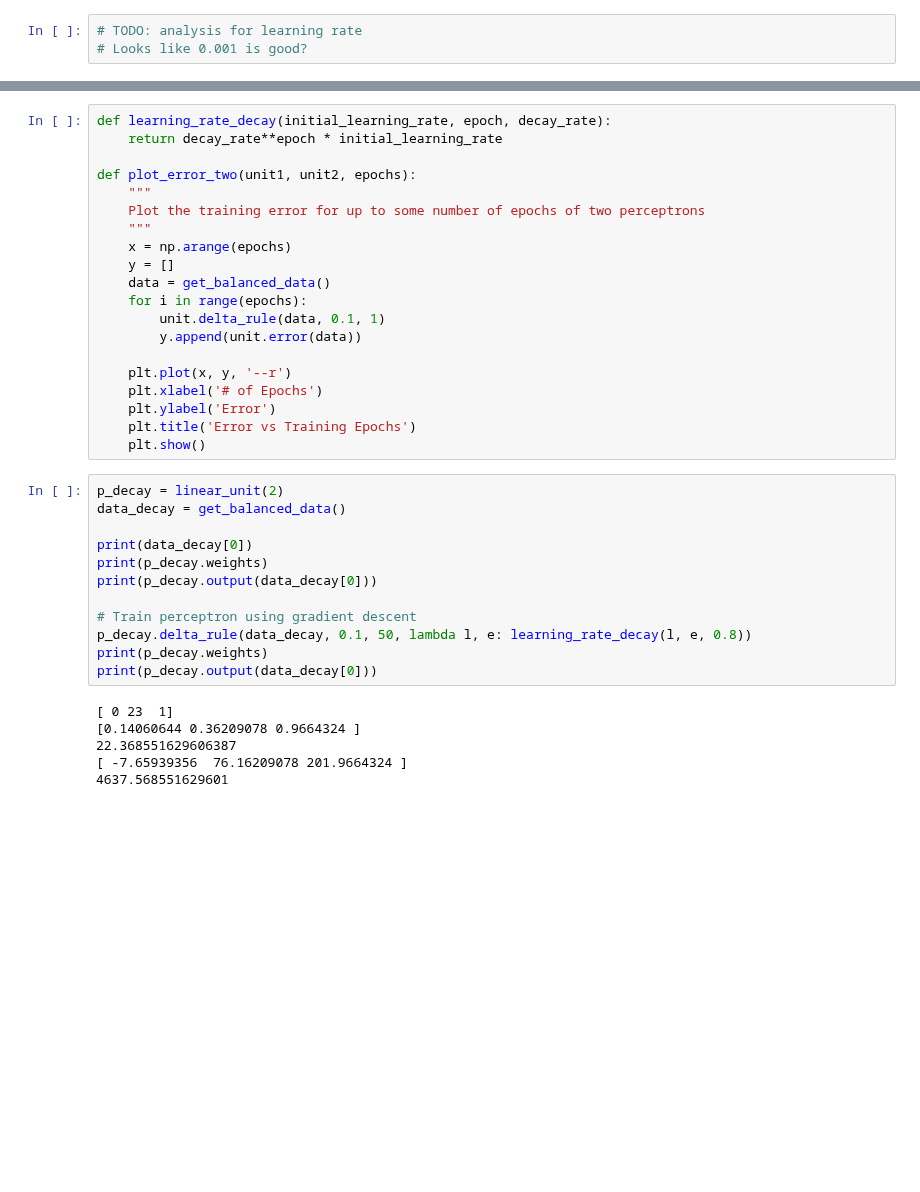
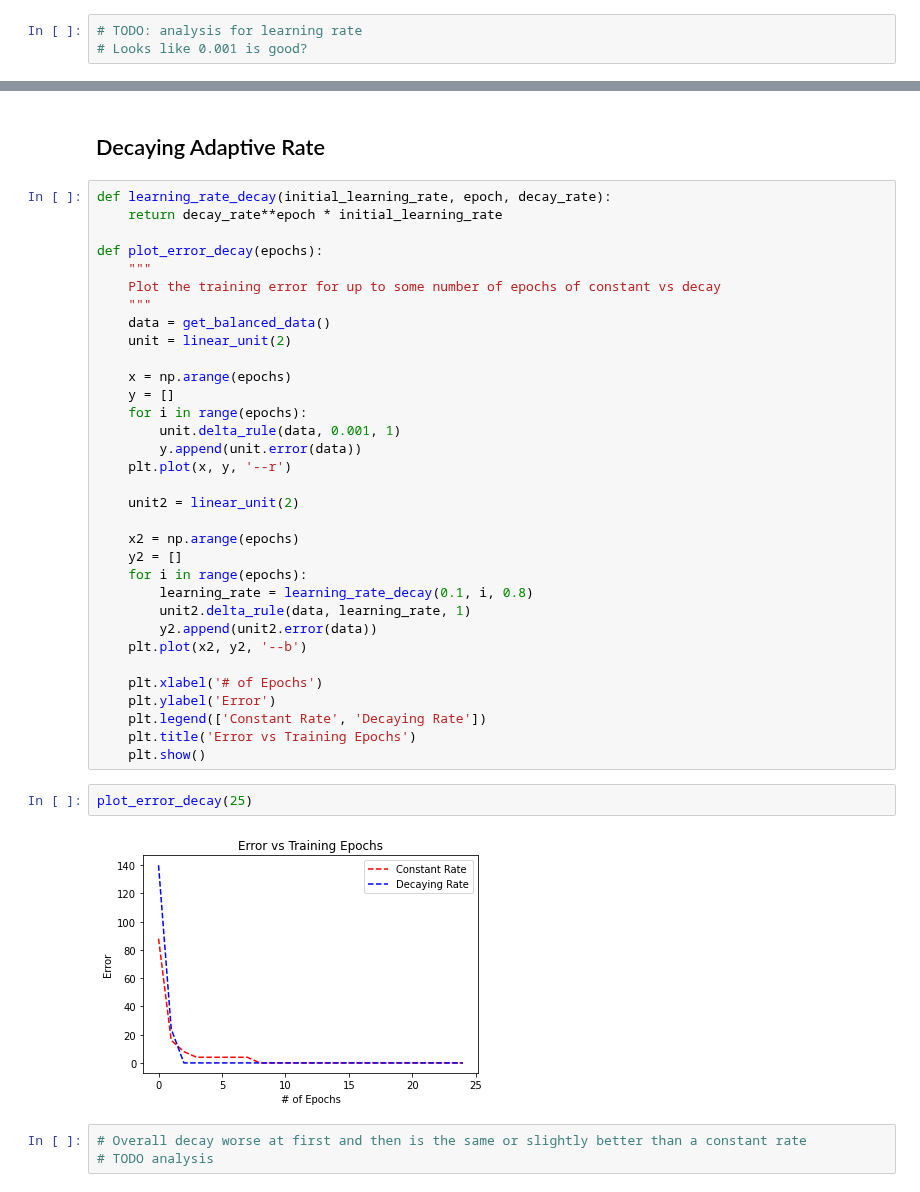
Before and after one commit to willisterh/cs6037-ml, a Jupyter notebook: as4/as4.ipynb, the cells around one changed output, grey strips where cells are left out. Drawn from its saved outputs; the diff is of its cells as text; blank space fills up the shorter version.

```diff
--- a/as4/as4.ipynb
+++ b/as4/as4.ipynb
@@ -335,38 +333,42 @@ Stochastic Training:
+# %% [markdown]
+## Decaying Adaptive Rate
 # %%
 def learning_rate_decay(initial_learning_rate, epoch, decay_rate):
     return decay_rate**epoch * initial_learning_rate
 
-def plot_error_two(unit1, unit2, epochs):
+def plot_error_decay(epochs):
     """
-    Plot the training error for up to some number of epochs of two perceptrons
+    Plot the training error for up to some number of epochs of constant vs decay
     """
+    data = get_balanced_data()
+    unit = linear_unit(2)
+
     x = np.arange(epochs)
     y = []
-    data = get_balanced_data()
     for i in range(epochs):
-        unit.delta_rule(data, 0.1, 1)
+        unit.delta_rule(data, 0.001, 1)
         y.append(unit.error(data))
+    plt.plot(x, y, '--r')
 
-    plt.plot(x, y, '--r')
+    unit2 = linear_unit(2)
+
+    x2 = np.arange(epochs)
+    y2 = []
+    for i in range(epochs):
+        learning_rate = learning_rate_decay(0.1, i, 0.8)
+        unit2.delta_rule(data, learning_rate, 1)
+        y2.append(unit2.error(data))
+    plt.plot(x2, y2, '--b')
+
     plt.xlabel('# of Epochs')
     plt.ylabel('Error')
+    plt.legend(['Constant Rate', 'Decaying Rate'])
     plt.title('Error vs Training Epochs')
     plt.show()
-# %%
-p_decay = linear_unit(2)
-data_decay = get_balanced_data()
-
-print(data_decay[0])
-print(p_decay.weights)
-print(p_decay.output(data_decay[0]))
-
-# Train perceptron using gradient descent
-p_decay.delta_rule(data_decay, 0.1, 50, lambda l, e: learning_rate_decay(l, e, 0.8))
-print(p_decay.weights)
-print(p_decay.output(data_decay[0]))
-# %% [output]
-[ 0 23  1]
-[0.14060644 0.36209078 0.9664324 ]
-22.368551629606387
-[ -7.65939356  76.16209078 201.9664324 ]
-4637.568551629601
+# %%
+plot_error_decay(25)
+# %% [output]
+[figure, added]
+# %%
+# Overall decay worse at first and then is the same or slightly better than a constant rate
+# TODO analysis
```
Also changed, not shown: parts of 13 cells of this notebook.
